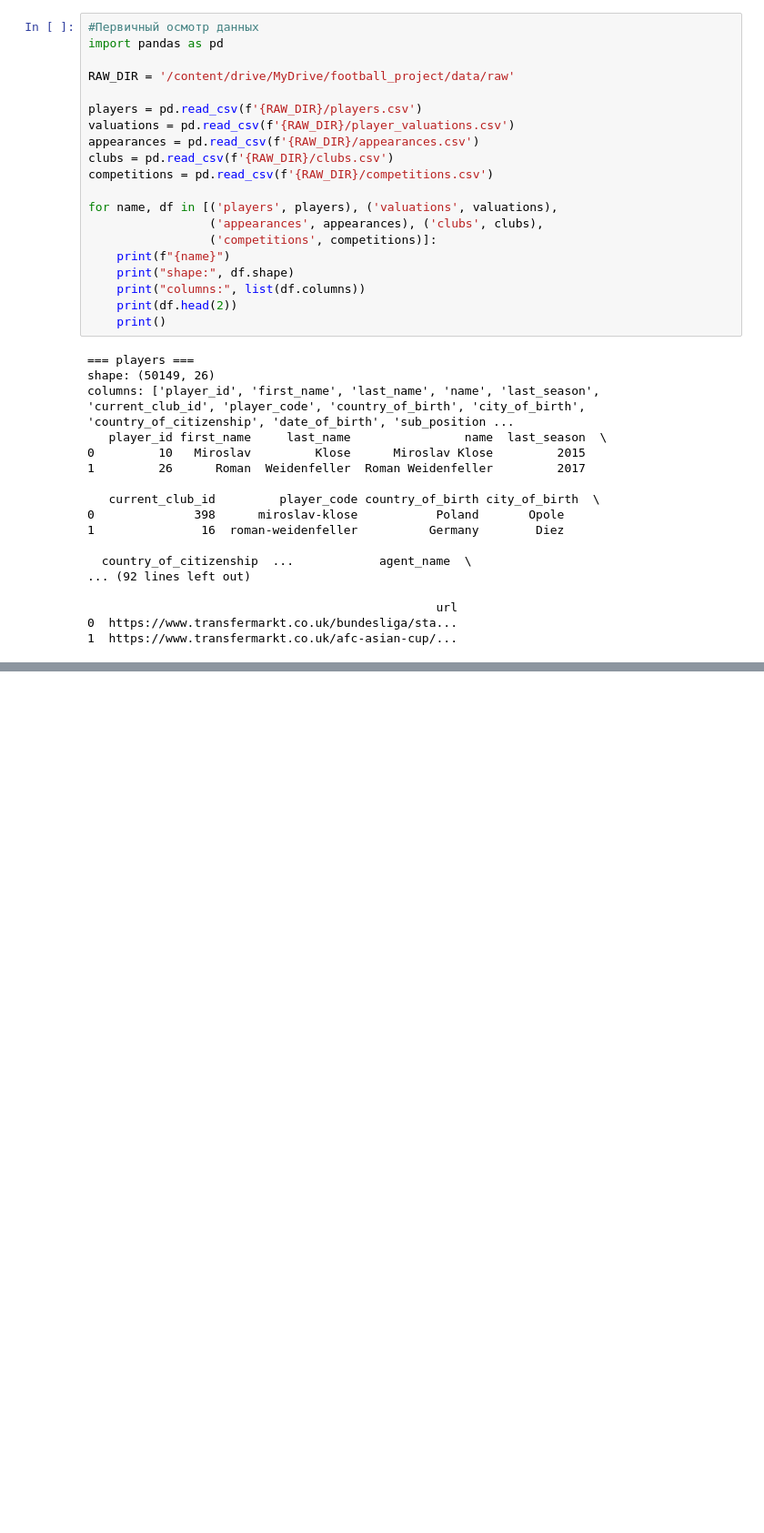
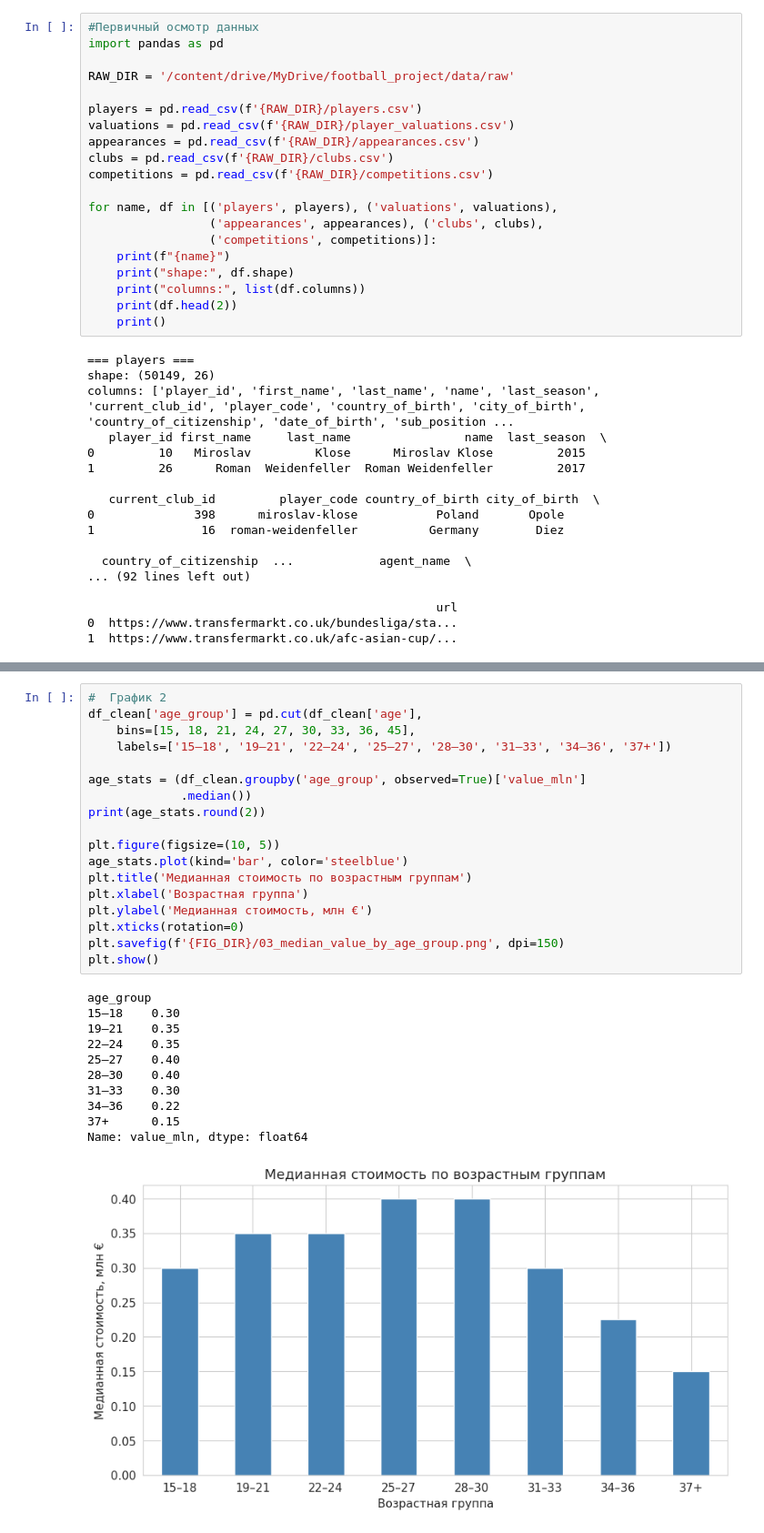
Before and after one commit to russian-cup-star/football-market-value-prediction, a Jupyter notebook: notebooks/01_eda.ipynb, the cells around one changed output, grey strips where cells are left out. Shown at 91% size. Cells and saved outputs as stored; diff of their text form; blank space fills up the shorter version.

```diff
--- a/notebooks/01_eda.ipynb
+++ b/notebooks/01_eda.ipynb
@@ -70,0 +348,30 @@ columns: ['player_id', 'first_name', 'last_name', 'name', 'last_season', 'curren
+# %%
+#  График 2
+df_clean['age_group'] = pd.cut(df_clean['age'],
+    bins=[15, 18, 21, 24, 27, 30, 33, 36, 45],
+    labels=['15–18', '19–21', '22–24', '25–27', '28–30', '31–33', '34–36', '37+'])
+
+age_stats = (df_clean.groupby('age_group', observed=True)['value_mln']
+             .median())
+print(age_stats.round(2))
+
+plt.figure(figsize=(10, 5))
+age_stats.plot(kind='bar', color='steelblue')
+plt.title('Медианная стоимость по возрастным группам')
+plt.xlabel('Возрастная группа')
+plt.ylabel('Медианная стоимость, млн €')
+plt.xticks(rotation=0)
+plt.savefig(f'{FIG_DIR}/03_median_value_by_age_group.png', dpi=150)
+plt.show()
+# %% [output]
+age_group
+15–18    0.30
+19–21    0.35
+22–24    0.35
+25–27    0.40
+28–30    0.40
+31–33    0.30
+34–36    0.22
+37+      0.15
+Name: value_mln, dtype: float64
+[figure, added]
```
Also changed, not shown: parts of 27 cells of this notebook.
